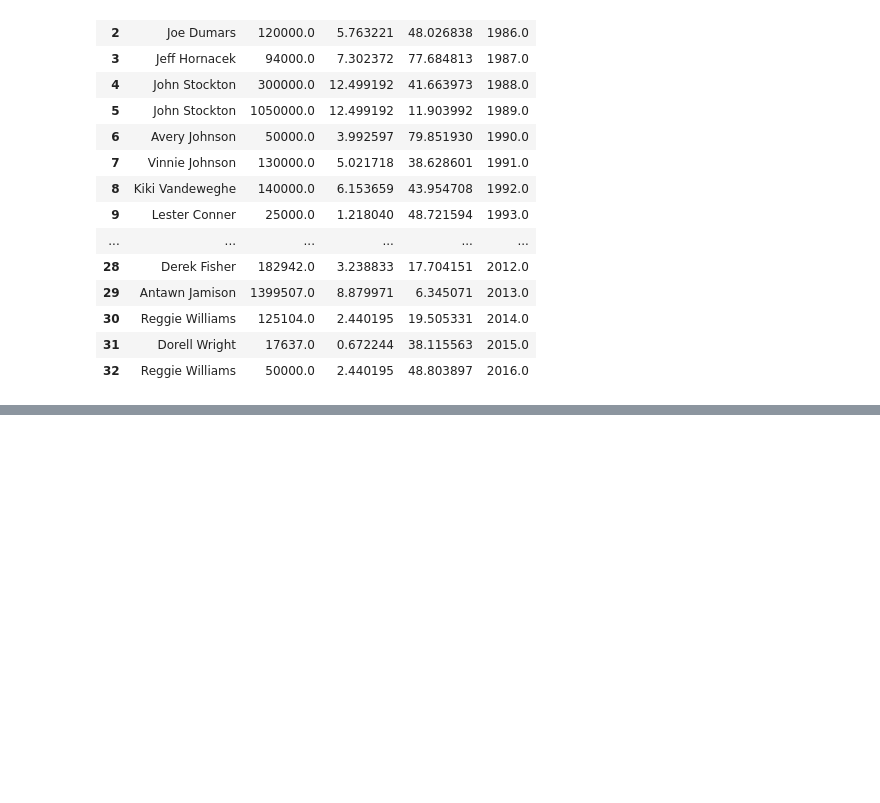
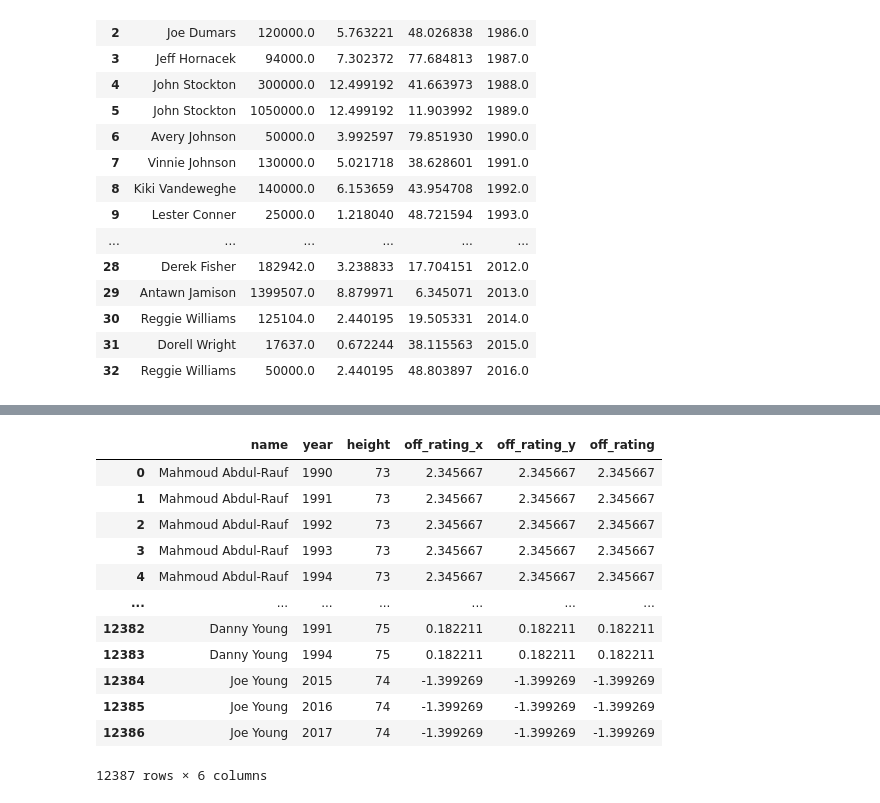
Before and after one commit to acook4148/CMSC320FinalProject, a Jupyter notebook: Kos_Copy.ipynb, the cells around one changed output, grey strips where cells are left out. Saved outputs shown, nothing was run; the diff lists cells and outputs as text; code cells hidden in the pictures; blank space fills up the shorter version.

```diff
--- a/Kos_Copy.ipynb
+++ b/Kos_Copy.ipynb
@@ -832,8 +826,19 @@ players_heights[1]
 # %%
 for i in range(1,6):
     players_heights[i] = players_heights[i].merge(players_ratings,on='name')
 
-for i in range(1,6):
-    players_heights[i]['height_efficiency'] = players_heights[i]['off_rating']/players_heights['height']*10
-
 players_heights[1]
+# %% [output]
+|  | name | year | height | off_rating_x | off_rating_y | off_rating |
+| 0 | Mahmoud Abdul-Rauf | 1990 | 73 | 2.345667 | 2.345667 | 2.345667 |
+| 1 | Mahmoud Abdul-Rauf | 1991 | 73 | 2.345667 | 2.345667 | 2.345667 |
+| 2 | Mahmoud Abdul-Rauf | 1992 | 73 | 2.345667 | 2.345667 | 2.345667 |
+| 3 | Mahmoud Abdul-Rauf | 1993 | 73 | 2.345667 | 2.345667 | 2.345667 |
+| 4 | Mahmoud Abdul-Rauf | 1994 | 73 | 2.345667 | 2.345667 | 2.345667 |
+| ... | ... | ... | ... | ... | ... | ... |
+| 12382 | Danny Young | 1991 | 75 | 0.182211 | 0.182211 | 0.182211 |
+| 12383 | Danny Young | 1994 | 75 | 0.182211 | 0.182211 | 0.182211 |
+| 12384 | Joe Young | 2015 | 74 | -1.399269 | -1.399269 | -1.399269 |
+| 12385 | Joe Young | 2016 | 74 | -1.399269 | -1.399269 | -1.399269 |
+| 12386 | Joe Young | 2017 | 74 | -1.399269 | -1.399269 | -1.399269 |
+12387 rows × 6 columns
```
Also changed, not shown: parts of 14 cells of this notebook, 5 other files.
